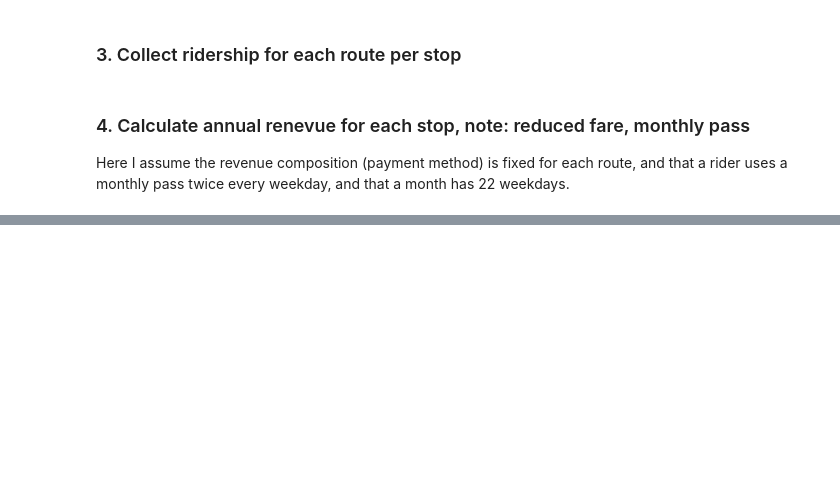
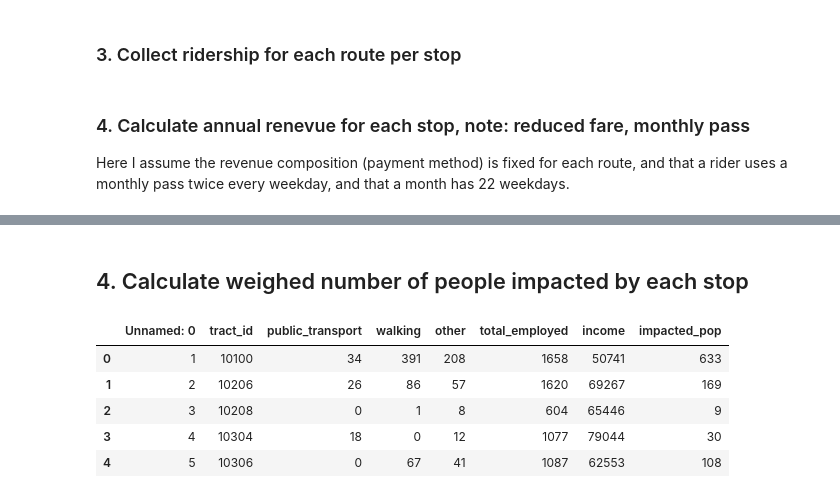
Before and after one commit to BU-Spark/CS506-Fall2020-Projects, a Jupyter notebook: transit_equity_team1/programs/Transit_Equity.ipynb, the cells around one changed output, grey strips where cells are left out. Saved outputs shown, nothing was run; the diff lists cells and outputs as text; code cells hidden in the pictures; blank space fills up the shorter version.

```diff
--- a/transit_equity_team1/programs/Transit_Equity.ipynb
+++ b/transit_equity_team1/programs/Transit_Equity.ipynb
@@ -342,0 +524,12 @@ stops_df.to_csv('./output/stops.csv', index_label=False)
+# %% [markdown]
+## 4. Calculate weighed number of people impacted by each stop
+# %%
+df_tract_pop = pd.read_csv('./output/tracts_with_population.csv')
+df_tract_pop.head()
+# %% [output]
+|  | Unnamed: 0 | tract_id | public_transport | walking | other | total_employed | income | impacted_pop |
+| 0 | 1 | 10100 | 34 | 391 | 208 | 1658 | 50741 | 633 |
+| 1 | 2 | 10206 | 26 | 86 | 57 | 1620 | 69267 | 169 |
+| 2 | 3 | 10208 | 0 | 1 | 8 | 604 | 65446 | 9 |
+| 3 | 4 | 10304 | 18 | 0 | 12 | 1077 | 79044 | 30 |
+| 4 | 5 | 10306 | 0 | 67 | 41 | 1087 | 62553 | 108 |
```
Also changed, not shown: parts of 24 cells of this notebook, 1 other file.
